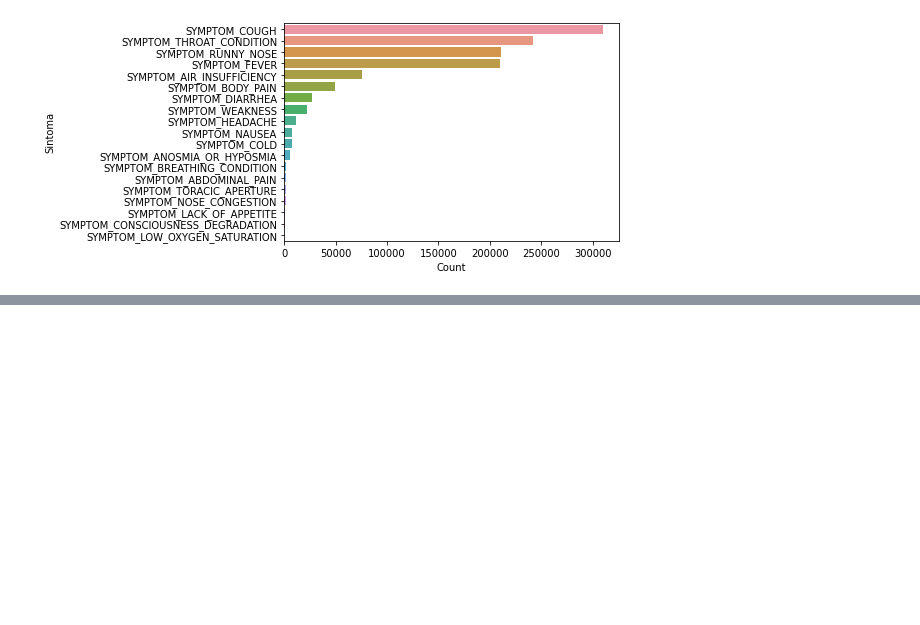
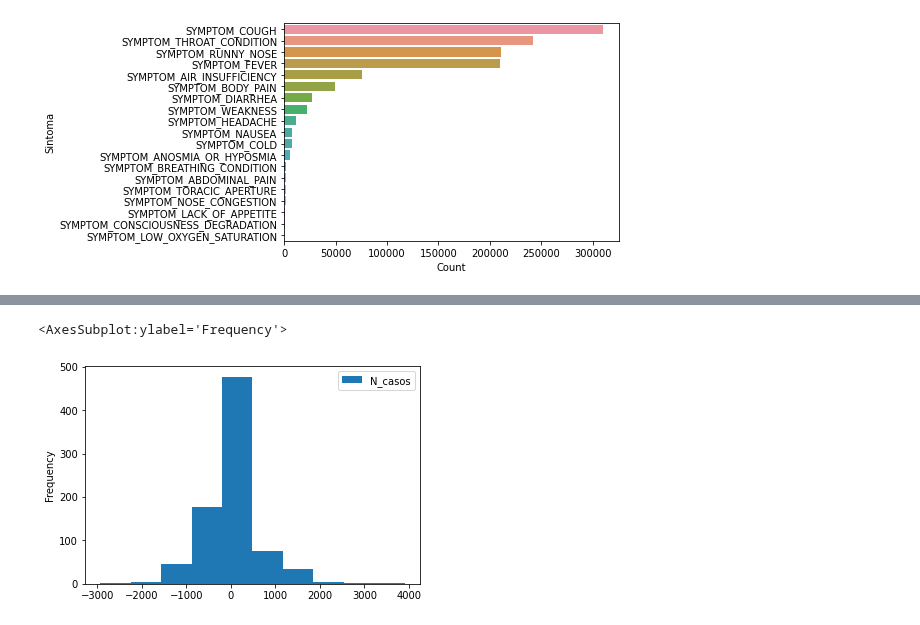
Before and after one commit to bielarnaud/Estudo_dados_de_covid, a Jupyter notebook: Codes/Casos_leves.ipynb, the cells around one changed output, grey strips where cells are left out. Cells and saved outputs as stored; diff of their text form; code cells hidden in the pictures; blank space fills up the shorter version.

```diff
--- a/Codes/Casos_leves.ipynb
+++ b/Codes/Casos_leves.ipynb
@@ -62,0 +158,5 @@ Análises gráficas quantitativa dos sintomas
+# %%
+df_dif.plot.hist()
+# %% [output]
+<AxesSubplot:ylabel='Frequency'>
+[figure, added]
```
Also changed, not shown: parts of 29 cells of this notebook, 2 other files.
